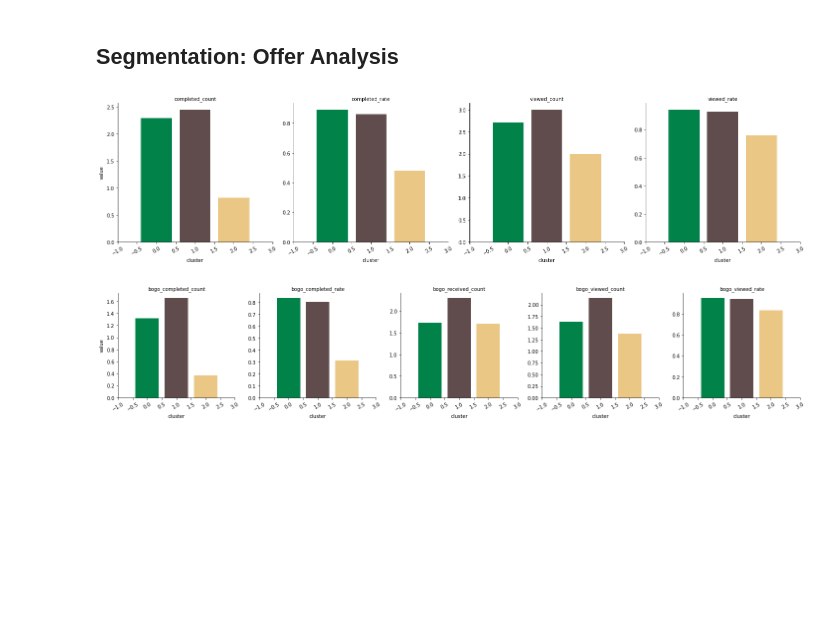
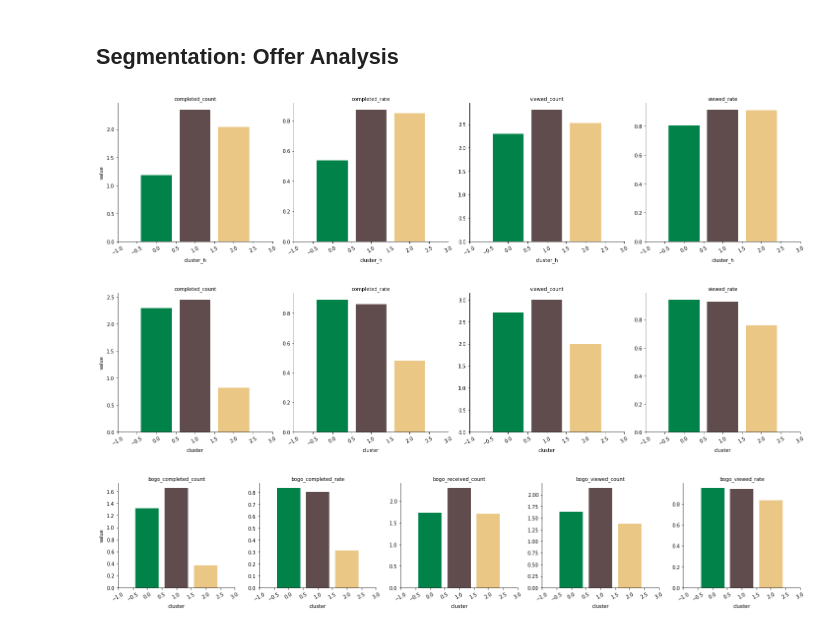
Before and after one commit to Arjunar92/Starbucks_Customer_Segmentation_Project, a Jupyter notebook: Starbucks_Customer_Segmentation.ipynb, the cells around one changed output. Saved outputs shown, nothing was run; the diff lists cells and outputs as text; code cells hidden in the pictures; blank space fills up the shorter version.

```diff
--- a/Starbucks_Customer_Segmentation.ipynb
+++ b/Starbucks_Customer_Segmentation.ipynb
@@ -478,7 +478,7 @@ rfm_df.to_csv("rfm.csv")
 #Import the profile_offer data from data engineering note
 
 profile_offer = pd.read_csv('profile_offer.csv')
-#profile_offer = profile_offer.iloc[:,1:]
+profile_offer = profile_offer.iloc[:,1:]
 # %%
 profile_offer
 # %% [output]
@@ -955,9 +975,12 @@ df = plot_data_sum(cluster,segment_analysis,  groupby = 'membership_year',palett
 # %%
 #All offers
 offer_overall = segment_analysis[['customer_id','viewed_count','completed_count','viewed_rate','completed_rate']]
+df = plot_data(offer_overall,segment_analysis,  groupby = 'cluster_h',palette =4,col_wrap=5,height=5,label_rotation =30)
+
 df = plot_data(offer_overall,segment_analysis,  groupby = 'cluster',palette =4,col_wrap=5,height=5,label_rotation =30)
 # %% [output]
-[figure, old version]
+[figure, new version]
+[figure, added]
 # %%
 #Offer type: BOGO
 offer_bogo = segment_analysis[['customer_id','bogo_received_count', 'bogo_viewed_count','bogo_completed_count','bogo_viewed_rate','bogo_completed_rate']]
```
Also changed, not shown: parts of 22 cells of this notebook, 2 other files.
